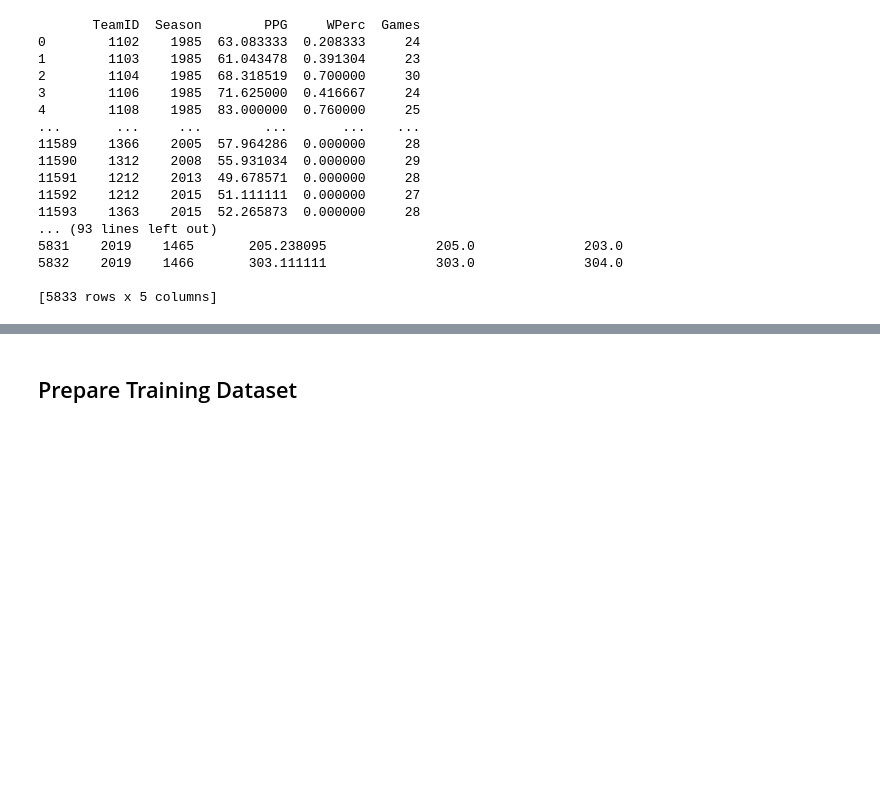
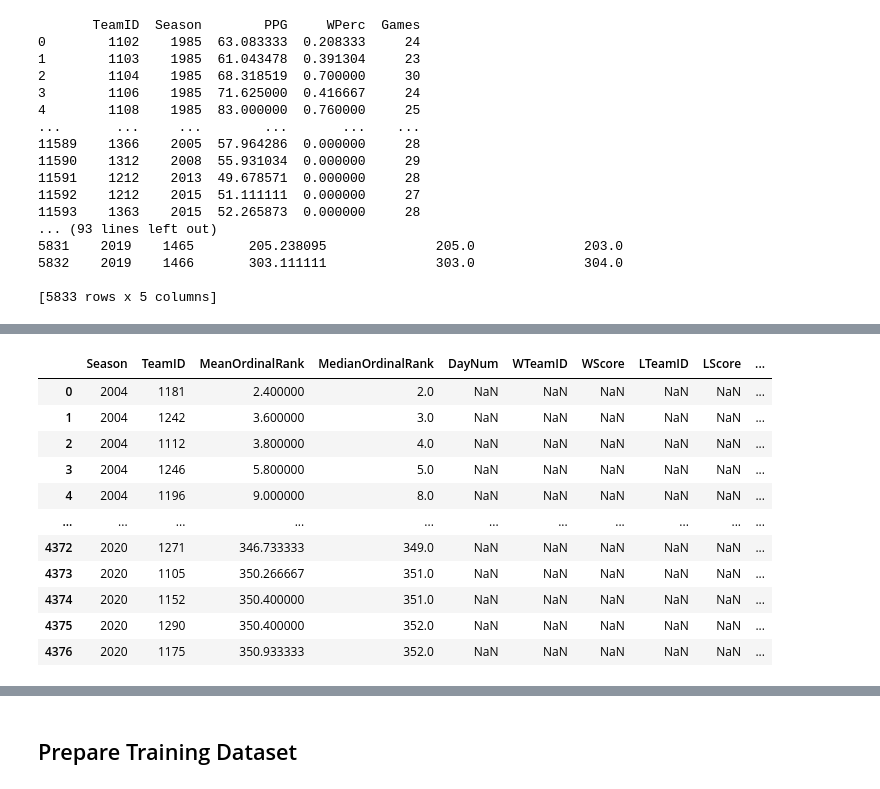
Before and after one commit to bradylange/march-madness-bracket-predictor, a Jupyter notebook: src/march_madness_bracket_predictor.ipynb, the cells around one changed output, grey strips where cells are left out. Saved outputs shown, nothing was run; the diff lists cells and outputs as text; code cells hidden in the pictures; blank space fills up the shorter version.

Commit message:
Start feature engineering win percentage against top 25 teams, add more feature engineering ideas

```diff
--- a/src/march_madness_bracket_predictor.ipynb
+++ b/src/march_madness_bracket_predictor.ipynb
@@ -452,3 +457,71 @@ print(get_rankings(m_massey_ordinals_df))
 5832    2019    1466       303.111111              303.0              304.0
 
 [5833 rows x 5 columns]
+# %%
+# rankings_df.sort_values(by=["Season", "MeanOrdinalRank"], ignore_index=True).loc[25:50, :]
+
+
+def get_rankings_top_25(rankings_df, season_results_df):
+    rankings_df = rankings_df.copy()
+    season_results_df = season_results_df.copy()
+
+#     rankings_df = rankings_df[rankings_df["RankingDayNum"] == 128].reset_index(drop=True)
+
+#     rankings_df = rankings_df.groupby(["Season", "TeamID"])[["OrdinalRank"]].agg([("MeanOrdinalRank", "mean"), ("MedianOrdinalRank", "median")])
+#     rankings_df.columns = rankings_df.columns.droplevel(0)
+#     rankings_df = rankings_df.reset_index()
+
+#     rankings_df = pd.merge(rankings_df, season_results_df, left_on=["Season", "TeamID"], right_on=["Season", "WTeamID"])
+
+    ### Average the ranking day's ordinal values
+
+    rankings_wk_1_df = rankings_df[rankings_df["RankingDayNum"] <= 7].reset_index(drop=True)
+    season_wk_1_results_df = season_results_df[season_results_df["DayNum"] < 7].reset_index(drop=True)
+
+    rankings_wk_1_df = rankings_wk_1_df.groupby(["Season", "TeamID"])[["OrdinalRank"]].agg([("MeanOrdinalRank", "mean"), ("MedianOrdinalRank", "median")])
+    rankings_wk_1_df.columns = rankings_wk_1_df.columns.droplevel(0)
+    rankings_wk_1_df = rankings_wk_1_df.reset_index()
+
+    rankings_wk_1_df = pd.merge(rankings_wk_1_df, season_wk_1_results_df, left_on=["Season", "TeamID"], right_on=["Season", "WTeamID"], how="left")
+
+
+    rankings_wk_2_df = rankings_df[(rankings_df["RankingDayNum"] > 7) & (rankings_df["RankingDayNum"] <= 14)].reset_index(drop=True)
+    season_wk_2_results_df = season_results_df[(season_results_df["DayNum"] >= 7) & (season_results_df["DayNum"] < 14)].reset_index(drop=True)
+
+    rankings_wk_2_df = rankings_wk_2_df.groupby(["Season", "TeamID"])[["OrdinalRank"]].agg([("MeanOrdinalRank", "mean"), ("MedianOrdinalRank", "median")])
+    rankings_wk_2_df.columns = rankings_wk_2_df.columns.droplevel(0)
+    rankings_wk_2_df = rankings_wk_2_df.reset_index()
+
+    print(rankings_wk_2_df)
+
+    rankings_df = pd.merge(rankings_wk_2_df, season_wk_2_results_df, left_on=["Season", "TeamID"], right_on=["Season", "WTeamID"], how="left")
+
+#     rankings_df = rankings_df[rankings_df["MeanOrdinalRank"] < 26].reset_index(drop=True)
+
+#     rankings_df = pd.merge(rankings_df, season_results_df, left_on=["Season", "TeamID"])
+
+
+
+
+#     rankings_df = rankings_df[rankings_df["RankingDayNum"] == 133].reset_index(drop=True)
+
+#     mean_median_rankings_df = rankings_df.groupby(["Season", "TeamID"])[["OrdinalRank"]].agg([("MeanOrdinalRank", "mean"), ("MedianOrdinalRank", "median")])
+#     mean_median_rankings_df.columns = mean_median_rankings_df.columns.droplevel(0)
+#     mean_median_rankings_df = mean_median_rankings_df.reset_index()
+
+#     massey_rankings_df = rankings_df[rankings_df["SystemName"] == "MAS"].reset_index(drop=True)
+#     massey_rankings_df = massey_rankings_df.rename(columns={"OrdinalRank": "MasseyOrdinalRank"})
+#     massey_rankings_df = massey_rankings_df[["Season", "TeamID", "MasseyOrdinalRank"]].reset_index(drop=True)
+
+#     rankings_df = pd.merge(mean_median_rankings_df, massey_rankings_df, on=["Season", "TeamID"], how="left")
+
+    return rankings_df.sort_values(by=["Season", "MeanOrdinalRank"]).reset_index(drop=True)
+
+get_rankings_top_25(m_massey_ordinals_df, m_regular_season_compact_results_df)
+# m_massey_ordinals_df
+
+# m_massey_ordinals_df.loc[:, "RankingDayNum"].value_counts().sort_index().index#[-20:]
+# m_massey_ordinals_df.loc[:, "RankingDayNum"].value_counts().sort_index()[0:-1]
+# len(m_massey_ordinals_df)
+# m_regular_season_compact_results_df
+# %% [output]
@@ -454,0 +542,12 @@ print(get_rankings(m_massey_ordinals_df))
+|  | Season | TeamID | MeanOrdinalRank | MedianOrdinalRank | DayNum | WTeamID | WScore | LTeamID | LScore | ... |
+| 0 | 2004 | 1181 | 2.400000 | 2.0 | NaN | NaN | NaN | NaN | NaN | ... |
+| 1 | 2004 | 1242 | 3.600000 | 3.0 | NaN | NaN | NaN | NaN | NaN | ... |
+| 2 | 2004 | 1112 | 3.800000 | 4.0 | NaN | NaN | NaN | NaN | NaN | ... |
+| 3 | 2004 | 1246 | 5.800000 | 5.0 | NaN | NaN | NaN | NaN | NaN | ... |
+| 4 | 2004 | 1196 | 9.000000 | 8.0 | NaN | NaN | NaN | NaN | NaN | ... |
+| ... | ... | ... | ... | ... | ... | ... | ... | ... | ... | ... |
+| 4372 | 2020 | 1271 | 346.733333 | 349.0 | NaN | NaN | NaN | NaN | NaN | ... |
+| 4373 | 2020 | 1105 | 350.266667 | 351.0 | NaN | NaN | NaN | NaN | NaN | ... |
+| 4374 | 2020 | 1152 | 350.400000 | 351.0 | NaN | NaN | NaN | NaN | NaN | ... |
+| 4375 | 2020 | 1290 | 350.400000 | 352.0 | NaN | NaN | NaN | NaN | NaN | ... |
+| 4376 | 2020 | 1175 | 350.933333 | 352.0 | NaN | NaN | NaN | NaN | NaN | ... |
```
Also changed, not shown: parts of 7 cells of this notebook.
